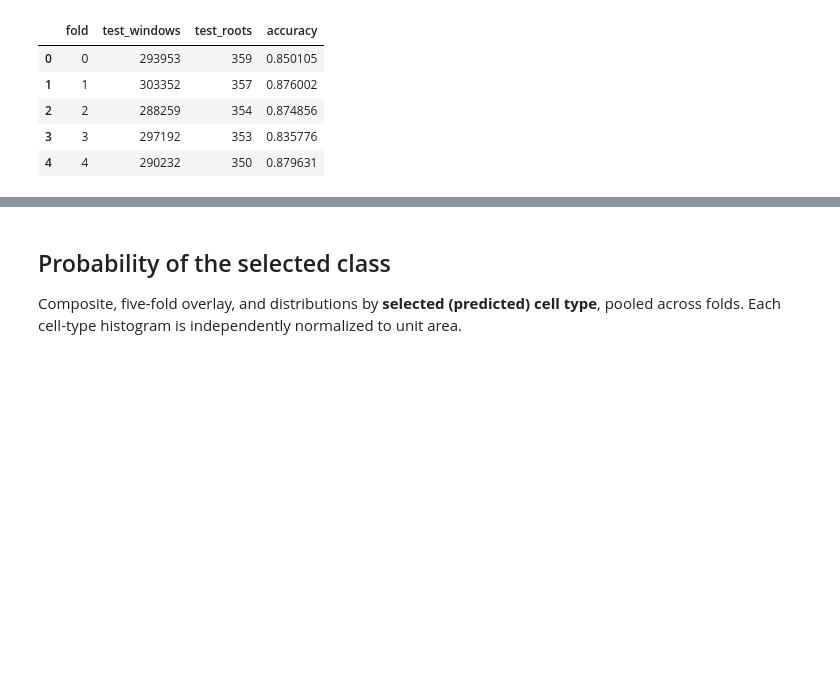
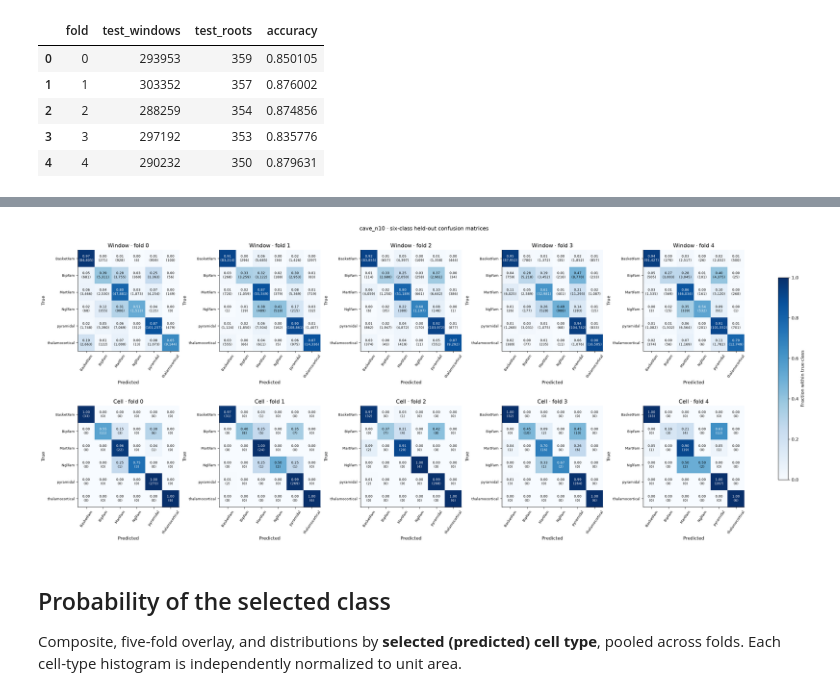
Before and after one commit to jcbliao/segclr_classifier, a Jupyter notebook: analysis/db_deployment/presynaptic/20261009/test_analysis.ipynb, the cells around one changed output, grey strips where cells are left out. Cells and saved outputs as stored; diff of their text form; code cells hidden in the pictures; blank space fills up the shorter version.

Commit message:
Add held-out window and cell metrics and confusion matrices

```diff
--- a/analysis/db_deployment/presynaptic/20261009/test_analysis.ipynb
+++ b/analysis/db_deployment/presynaptic/20261009/test_analysis.ipynb
@@ -60,3 +110,24 @@ display(pd.DataFrame({'fold': range(5), 'test_windows': [len(z['target']) for z
+# %%
+fig, axes = plt.subplots(2, 5, figsize=(24, 10), layout='constrained')
+for row, scope in enumerate(['Window', 'Cell']):
+    for fold in range(5):
+        ax = axes[row, fold]
+        counts = confusion_counts[scope][fold]
+        totals = counts.sum(axis=1, keepdims=True)
+        normalized = np.divide(counts, totals, out=np.zeros_like(counts, dtype=float), where=totals != 0)
+        im = ax.imshow(normalized, vmin=0, vmax=1, cmap='Blues')
+        for (i, j), value in np.ndenumerate(normalized):
+            ax.text(j, i, f'{value:.2f}\n({counts[i,j]:,})', ha='center', va='center', fontsize=7,
+                    color='white' if value > .5 else 'black')
+        ax.set(title=f'{scope} · fold {fold}', xticks=range(len(classes)), yticks=range(len(classes)),
+               xticklabels=classes, yticklabels=classes, xlabel='Predicted', ylabel='True')
+        ax.tick_params(axis='x', rotation=55, labelsize=8)
+        ax.tick_params(axis='y', labelsize=8)
+fig.colorbar(im, ax=axes, shrink=.7, label='Fraction within true class')
+fig.suptitle(f'{FAMILY} · six-class held-out confusion matrices')
+plt.show()
+# %% [output]
+[figure, added]
 # %% [markdown]
 ## Probability of the selected class
 
```
Also changed, not shown: parts of 3 cells of this notebook.
